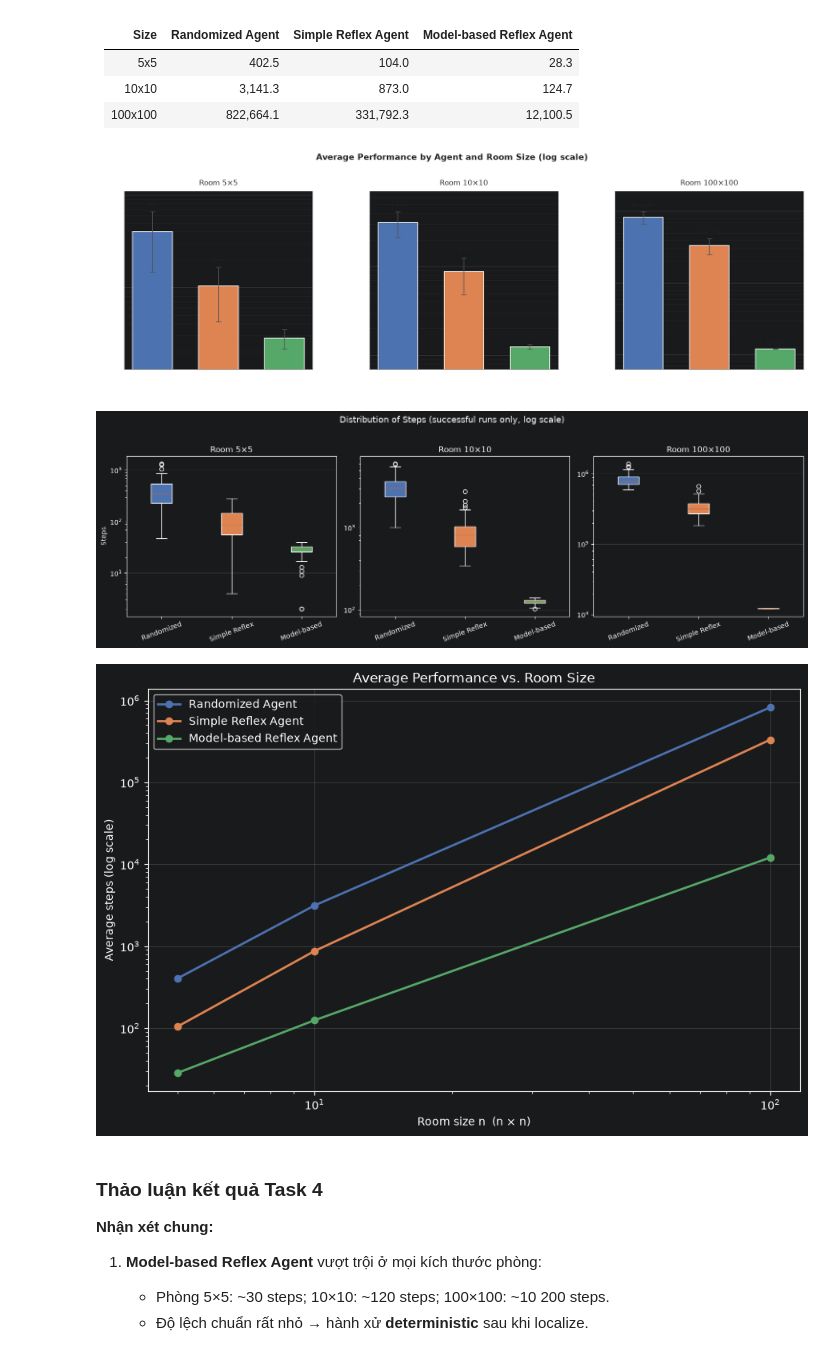
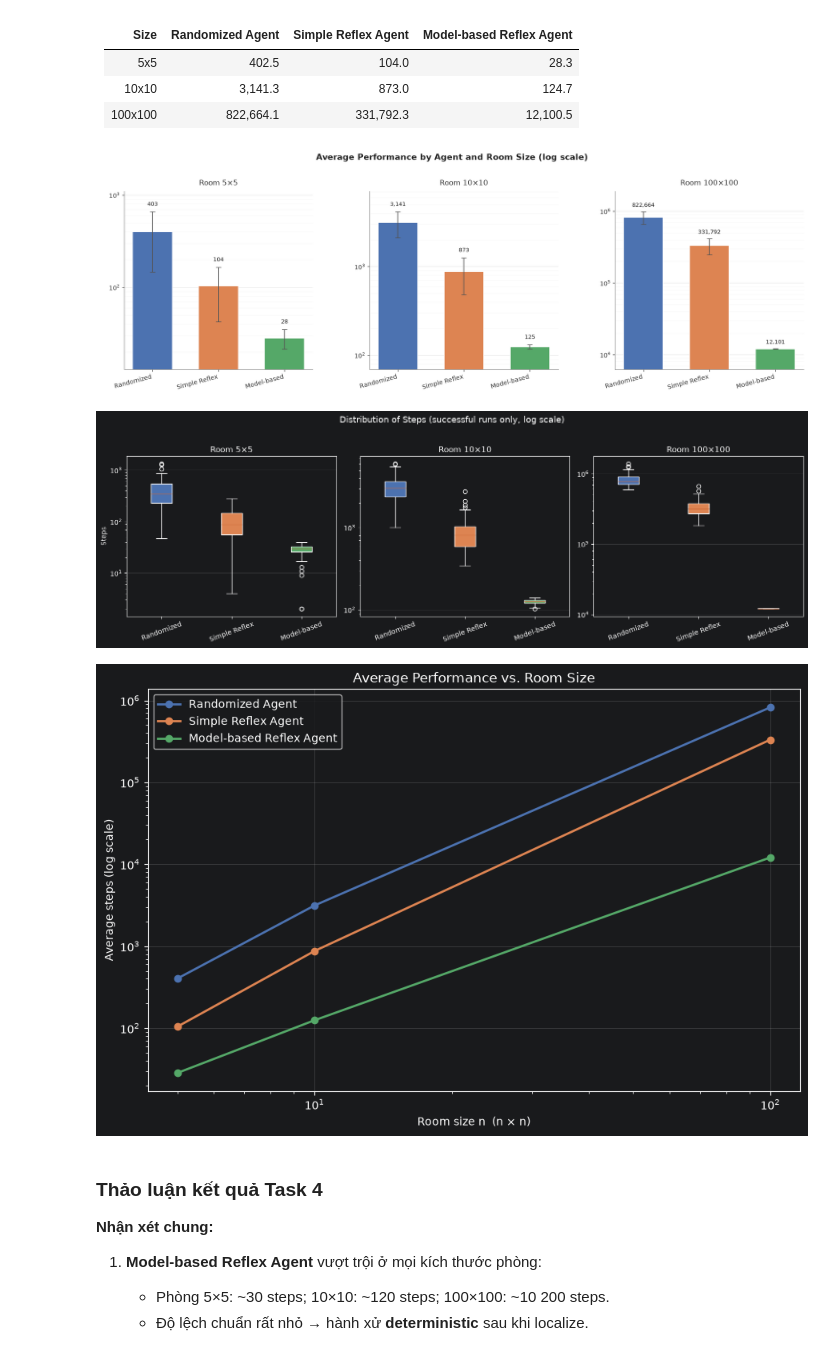
Before and after one commit to Huyyy23/SGU-TriTueNhanTaoNangCao, a Jupyter notebook: lab01 - Agent/robot_vacuum.ipynb, the cells around one changed output. Drawn from its saved outputs; the diff is of its cells as text; code cells hidden in the pictures.

```diff
--- a/lab01 - Agent/robot_vacuum.ipynb
+++ b/lab01 - Agent/robot_vacuum.ipynb
@@ -960,6 +960,7 @@ fig.patch.set_facecolor("white")
 
 for idx, n in enumerate(SIZES):
     ax    = axes[idx]
+    ax.set_facecolor("white")                       # <-- THÊM: nền axes trắng (trước đây chỉ set nền figure, axes vẫn bị nền tối từ theme)
     means = [summaries[a][n]["mean"] for a in AGENT_NAMES]
     stds  = [summaries[a][n]["std"]  for a in AGENT_NAMES]
     x     = np.arange(len(AGENT_NAMES))
@@ -970,6 +971,7 @@ for idx, n in enumerate(SIZES):
 
     ax.set_xticks(x)
     ax.set_xticklabels(short_names, rotation=15, ha="right", fontsize=10)
+    ax.tick_params(axis="both", colors="#333333")    # <-- THÊM: ép màu tick label rõ ràng
     ax.set_title(f"Room {n}×{n}", fontsize=12, color="#333333", pad=10)
     ax.set_ylabel("Average steps (energy)" if idx == 0 else "", fontsize=10)
     ax.set_yscale("log")
@@ -1021,34 +1023,34 @@ for idx, n in enumerate(SIZES):
     for patch, c in zip(bp["boxes"], colors):
         patch.set_facecolor(c)
     ax.set_title(f"Room {n}×{n}")
     ax.set_ylabel("Steps" if idx == 0 else "")
     ax.set_yscale("log")
     ax.tick_params(axis="x", rotation=20)
     ax.grid(axis="y", alpha=0.3)
 
 plt.suptitle("Distribution of Steps (successful runs only, log scale)", fontsize=13)
 plt.tight_layout(rect=[0, 0, 1, 0.95])
 plt.show()
 
 # ============================================================
 # BIỂU ĐỒ 3: Line chart – Performance theo kích thước phòng
 # ============================================================
 plt.figure(figsize=(9, 6))
 for a, c in zip(AGENT_NAMES, colors):
     means = [summaries[a][n]["mean"] for n in SIZES]
     plt.plot(SIZES, means, marker="o", linewidth=2, color=c, label=a)
 
 plt.xlabel("Room size n  (n × n)")
 plt.ylabel("Average steps (log scale)")
 plt.title("Average Performance vs. Room Size")
 plt.xscale("log")
 plt.yscale("log")
 plt.legend()
 plt.grid(True, alpha=0.3)
 plt.tight_layout()
 plt.show()
 # %% [output]
-[figure, old version]
+[figure, new version]
 [figure]
 [figure]
 # %% [markdown]
```
Also changed, not shown: parts of 6 cells of this notebook.
